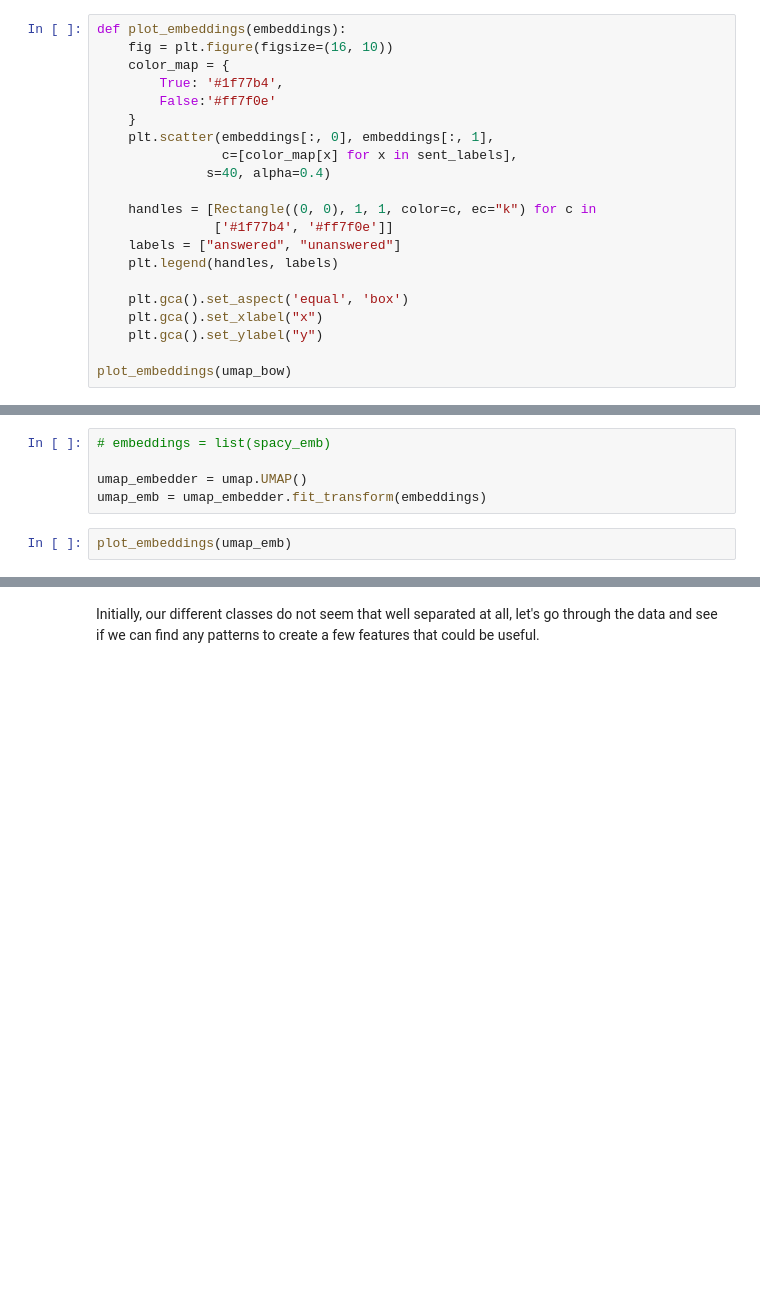
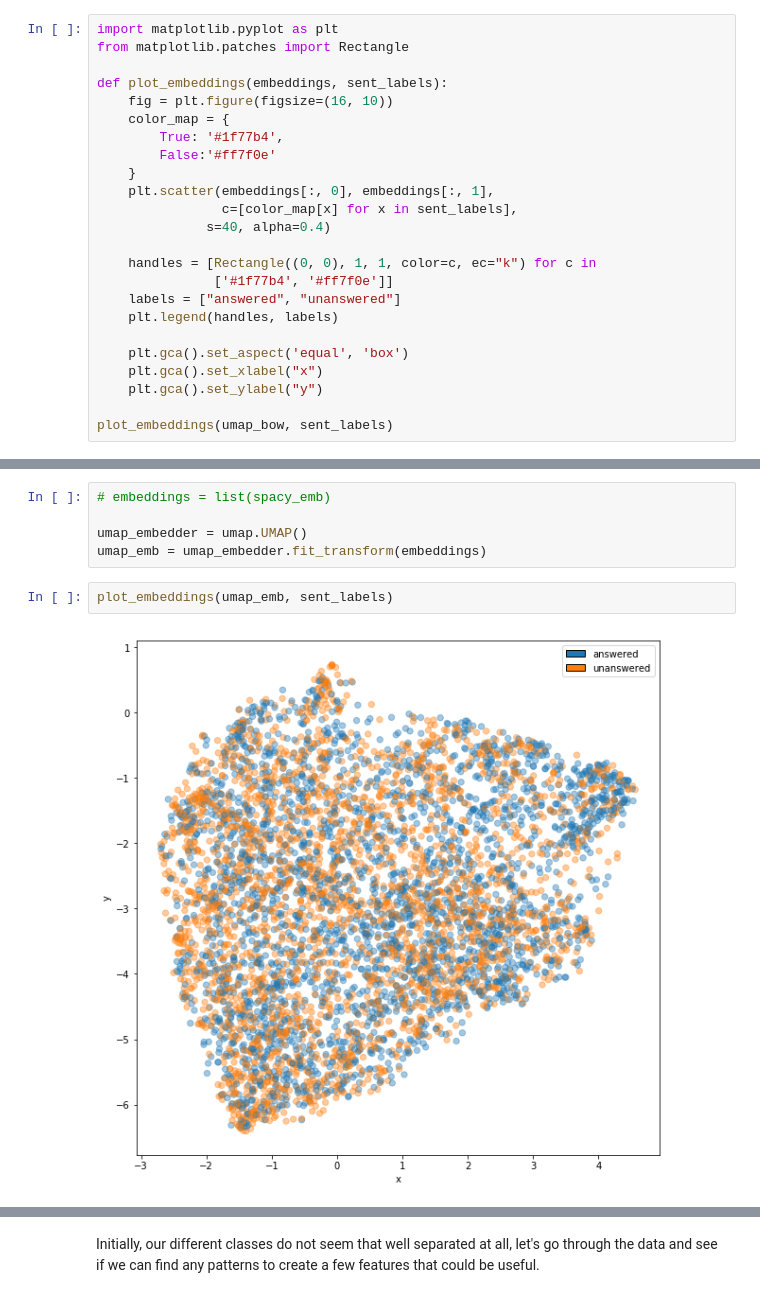
Before and after one commit to hundredblocks/ml-powered-applications, a Jupyter notebook: dataset_deep_dive.ipynb, the cells around one changed output, grey strips where cells are left out. Cells and saved outputs as stored; diff of their text form; blank space fills up the shorter version.

```diff
--- a/dataset_deep_dive.ipynb
+++ b/dataset_deep_dive.ipynb
@@ -75,7 +78,10 @@ import umap
 umap_embedder = umap.UMAP()
 umap_bow = umap_embedder.fit_transform(bag_of_words)
 # %%
-def plot_embeddings(embeddings):
+import matplotlib.pyplot as plt
+from matplotlib.patches import Rectangle
+
+def plot_embeddings(embeddings, sent_labels):
     fig = plt.figure(figsize=(16, 10))
     color_map = {
         True: '#1f77b4',
@@ -94,7 +100,7 @@ def plot_embeddings(embeddings):
     plt.gca().set_xlabel("x")
     plt.gca().set_ylabel("y")
 
-plot_embeddings(umap_bow)
+plot_embeddings(umap_bow, sent_labels)
 # %% [markdown]
 #### Pre-trained word embeddings
 # %%
@@ -117,4 +120,6 @@ embeddings = np.vstack(spacy_emb)
 umap_embedder = umap.UMAP()
 umap_emb = umap_embedder.fit_transform(embeddings)
 # %%
-plot_embeddings(umap_emb)
+plot_embeddings(umap_emb, sent_labels)
+# %% [output]
+[figure, added]
```
Also changed, not shown: parts of 22 cells of this notebook.
